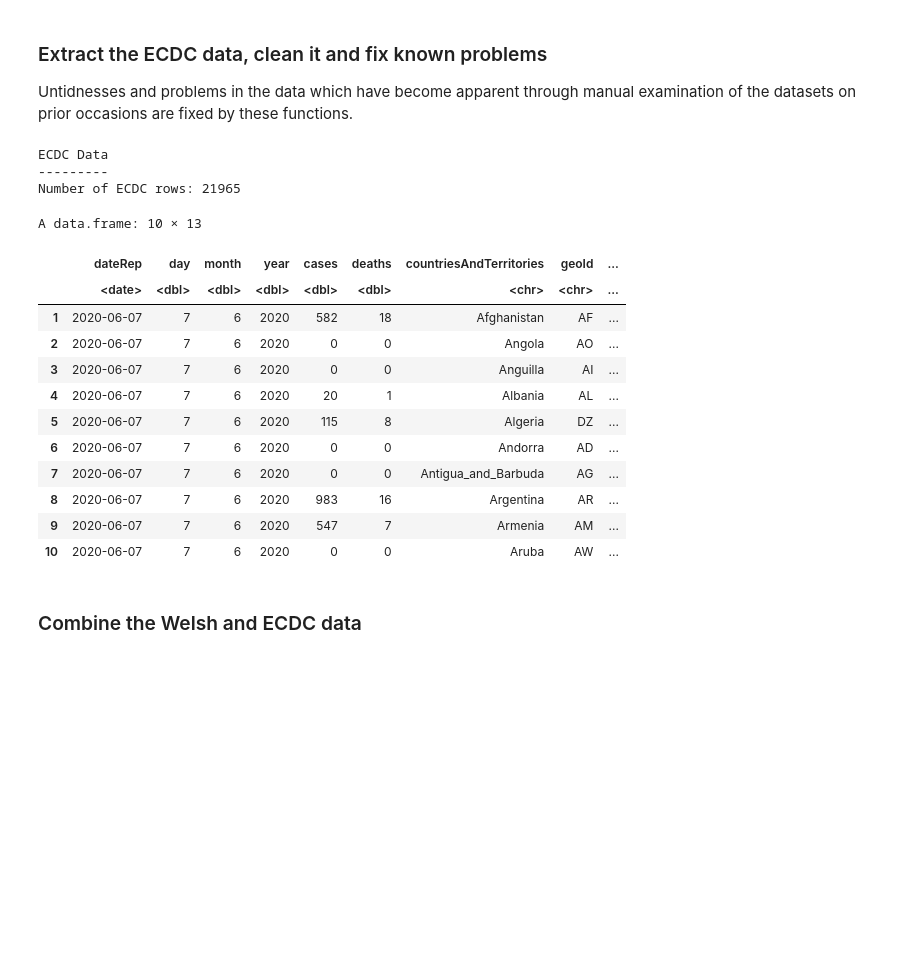
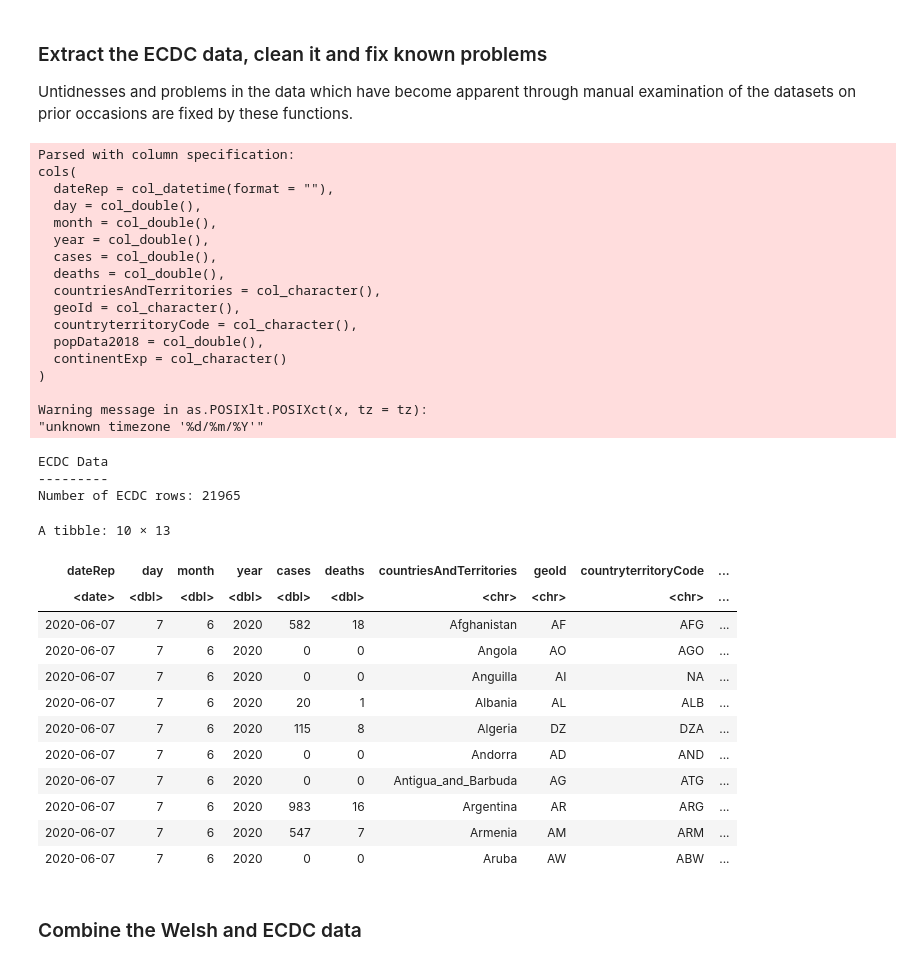
Before and after one commit to pete-arnold/R-basics, a Jupyter notebook: covid-19.ipynb, the cells around one changed output. Drawn from its saved outputs; the diff is of its cells as text; code cells hidden in the pictures; blank space fills up the shorter version.

Commit message:
Update to avoid network connection.
Binder compatibility.

```diff
--- a/covid-19.ipynb
+++ b/covid-19.ipynb
@@ -167,40 +168,59 @@ A data.frame: 10 × 13
 
 Untidnesses and problems in the data which have become apparent through manual examination of the datasets on prior occasions are fixed by these functions.
 # %%
-#cases_deaths_ecdc <-
-#    load_data('covid-19.csv') %>%
-#    clean_data() %>%
+cases_deaths_ecdc <-
+    load_data('covid-19.csv') %>%
+    clean_data() %>%
+    remove_known_problems()
+
+# Code for fetch fresh data (not working on binder).
+# cases_deaths_ecdc <-
+#     fetch_data(ecdc) %>%
+#     clean_url_data(origin) %>%
 #    remove_known_problems()
-cases_deaths_ecdc <-
-    fetch_data(ecdc) %>%
-    clean_url_data(origin) %>%
-    remove_known_problems()
 
 # Calculate the cumulative cases and deaths.
 cases_deaths_ecdc <- cumulative_cases(cases_deaths_ecdc)
 cases_deaths_ecdc <- cumulative_deaths(cases_deaths_ecdc)
 
 # Show the top few rows of the data:
 cat('ECDC Data\n', '---------\n', sep='')
 cat('Number of ECDC rows: ', count(cases_deaths_ecdc)[[1]], sep='')
 head(cases_deaths_ecdc %>% arrange(desc(dateRep)), 10)
 # %% [output]
-ECDC Data
----------
-Number of ECDC rows: 21965
+Parsed with column specification:
+cols(
+  dateRep = col_datetime(format = ""),
+  day = col_double(),
+  month = col_double(),
+  year = col_double(),
+  cases = col_double(),
+  deaths = col_double(),
+  countriesAndTerritories = col_character(),
+  geoId = col_character(),
+  countryterritoryCode = col_character(),
+  popData2018 = col_double(),
+  continentExp = col_character()
+)
+
+Warning message in as.POSIXlt.POSIXct(x, tz = tz):
+"unknown timezone '%d/%m/%Y'"
-A data.frame: 10 × 13
+ECDC Data
+---------
+Number of ECDC rows: 21965
+A tibble: 10 × 13
-|  | dateRep | day | month | year | cases | deaths | countriesAndTerritories | geoId | ... |
-|  | <date> | <dbl> | <dbl> | <dbl> | <dbl> | <dbl> | <chr> | <chr> | ... |
-| 1 | 2020-06-07 | 7 | 6 | 2020 | 582 | 18 | Afghanistan | AF | ... |
-| 2 | 2020-06-07 | 7 | 6 | 2020 | 0 | 0 | Angola | AO | ... |
-| 3 | 2020-06-07 | 7 | 6 | 2020 | 0 | 0 | Anguilla | AI | ... |
-| 4 | 2020-06-07 | 7 | 6 | 2020 | 20 | 1 | Albania | AL | ... |
-| 5 | 2020-06-07 | 7 | 6 | 2020 | 115 | 8 | Algeria | DZ | ... |
-| 6 | 2020-06-07 | 7 | 6 | 2020 | 0 | 0 | Andorra | AD | ... |
-| 7 | 2020-06-07 | 7 | 6 | 2020 | 0 | 0 | Antigua_and_Barbuda | AG | ... |
-| 8 | 2020-06-07 | 7 | 6 | 2020 | 983 | 16 | Argentina | AR | ... |
-| 9 | 2020-06-07 | 7 | 6 | 2020 | 547 | 7 | Armenia | AM | ... |
-| 10 | 2020-06-07 | 7 | 6 | 2020 | 0 | 0 | Aruba | AW | ... |
+| dateRep | day | month | year | cases | deaths | countriesAndTerritories | geoId | countryterritoryCode | ... |
+| <date> | <dbl> | <dbl> | <dbl> | <dbl> | <dbl> | <chr> | <chr> | <chr> | ... |
+| 2020-06-07 | 7 | 6 | 2020 | 582 | 18 | Afghanistan | AF | AFG | ... |
+| 2020-06-07 | 7 | 6 | 2020 | 0 | 0 | Angola | AO | AGO | ... |
+| 2020-06-07 | 7 | 6 | 2020 | 0 | 0 | Anguilla | AI | NA | ... |
+| 2020-06-07 | 7 | 6 | 2020 | 20 | 1 | Albania | AL | ALB | ... |
+| 2020-06-07 | 7 | 6 | 2020 | 115 | 8 | Algeria | DZ | DZA | ... |
+| 2020-06-07 | 7 | 6 | 2020 | 0 | 0 | Andorra | AD | AND | ... |
+| 2020-06-07 | 7 | 6 | 2020 | 0 | 0 | Antigua_and_Barbuda | AG | ATG | ... |
+| 2020-06-07 | 7 | 6 | 2020 | 983 | 16 | Argentina | AR | ARG | ... |
+| 2020-06-07 | 7 | 6 | 2020 | 547 | 7 | Armenia | AM | ARM | ... |
+| 2020-06-07 | 7 | 6 | 2020 | 0 | 0 | Aruba | AW | ABW | ... |
 # %% [markdown]
 ### Combine the Welsh and ECDC data
 # %%
```
Also changed, not shown: parts of 7 cells of this notebook.
